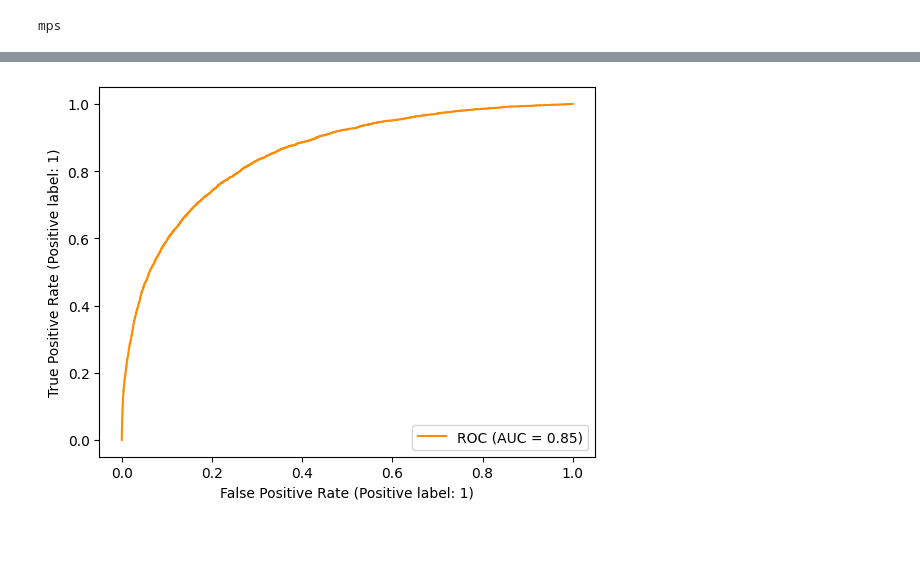
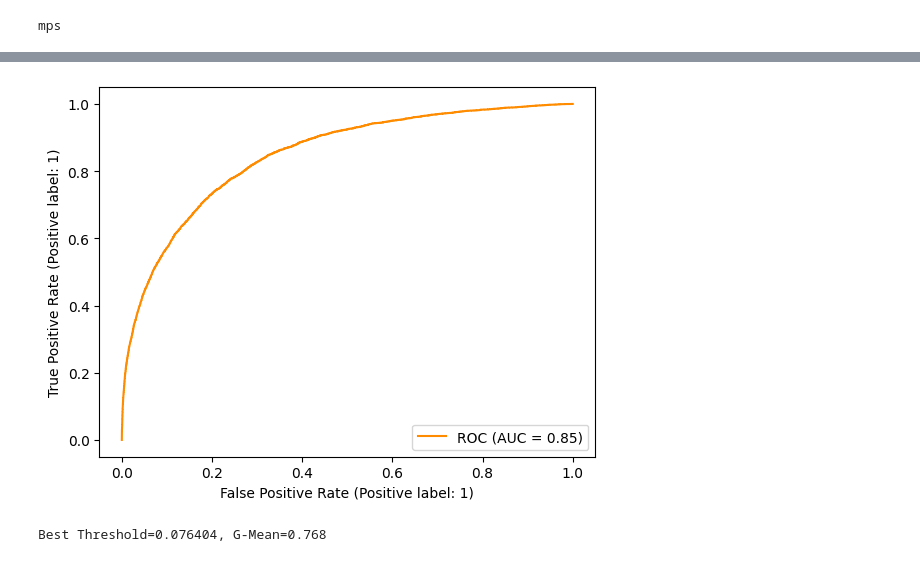
Before and after one commit to rpmd30/santander_dataset, a Jupyter notebook: NN_model.ipynb, the cells around one changed output, grey strips where cells are left out. Cells and saved outputs as stored; diff of their text form; code cells hidden in the pictures.

Commit message:
Update threshold logic

```diff
--- a/NN_model.ipynb
+++ b/NN_model.ipynb
@@ -177,7 +177,7 @@ def train_loop(dataloader, model, loss_fn, optimizer, min_loss, checkpoint):
     print(f"Checkpoint training loss:{min_loss:>7f}")
     return model, optimizer, min_loss, checkpoint
 
-def test_loop(dataloader, model, loss_fn):
+def test_loop(dataloader, model, loss_fn, threshold_fn = torch.round):
     # Set the model to evaluation mode - important for batch normalization and dropout layers
     # Unnecessary in this situation but added for best practices
     model.eval()
@@ -197,7 +197,7 @@ def test_loop(dataloader, model, loss_fn):
             pred = model(X)
             test_loss += loss_fn(pred, y).item()
             pred = torch.sigmoid(pred)
-            pred = torch.round(pred)
+            pred = threshold_fn(pred)
             correct += (pred == y).sum().item()
             preds.extend(pred.cpu().numpy())
             targets.extend(y.cpu().numpy())
@@ -238,26 +238,32 @@ Final checkpoint model loss: 0.2233591079711914
 # %%
 def get_roc_auc(dataloader_test, model):
     model.eval()
     preds = []
     targets = []
     with torch.no_grad():
         for X, y in dataloader_test:
             X = X.to(device)
             pred = model(X)
             pred = torch.sigmoid(pred)
             preds.extend(pred.cpu().numpy())
             targets.extend(y.cpu().numpy())
     RocCurveDisplay.from_predictions(
         targets,
         preds,
         name=f"ROC",
         color="darkorange",
     )
     auc = roc_auc_score(targets, preds)
     fps, tps, thresholds = roc_curve(targets, preds)
     return (auc, fps, tps, thresholds)
 
 
-_ = get_roc_auc(dataloader_test, model)
+auc, fps, tps, thresholds = get_roc_auc(dataloader_test, model)
 # %% [output]
-[figure, old version]
+[figure, new version]
+# %%
+gmeans = np.sqrt(tps * (1-fps))
+i = np.argmax(gmeans)
+print('Best Threshold=%f, G-Mean=%.3f' % (thresholds[i], gmeans[i]))
+# %% [output]
+Best Threshold=0.076404, G-Mean=0.768
```
Also changed, not shown: parts of 6 cells of this notebook.
